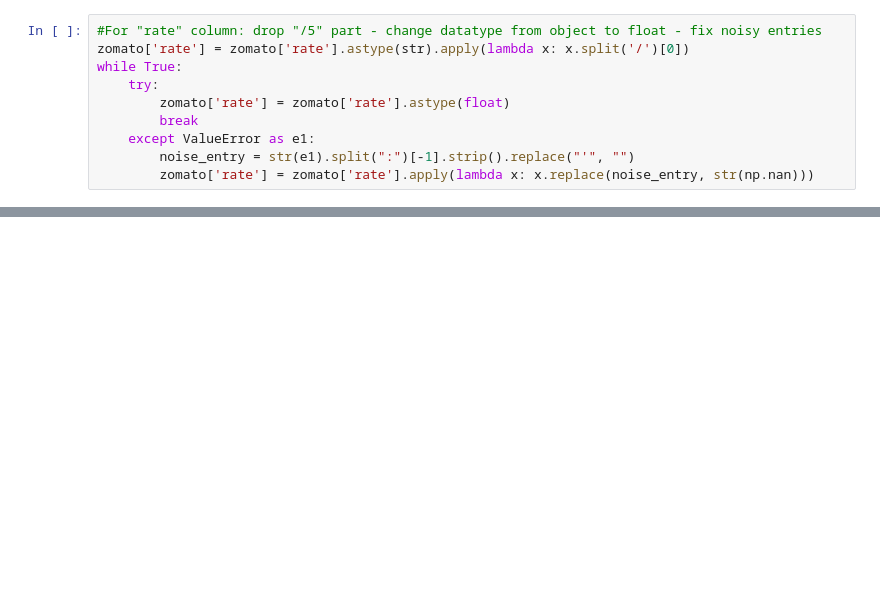
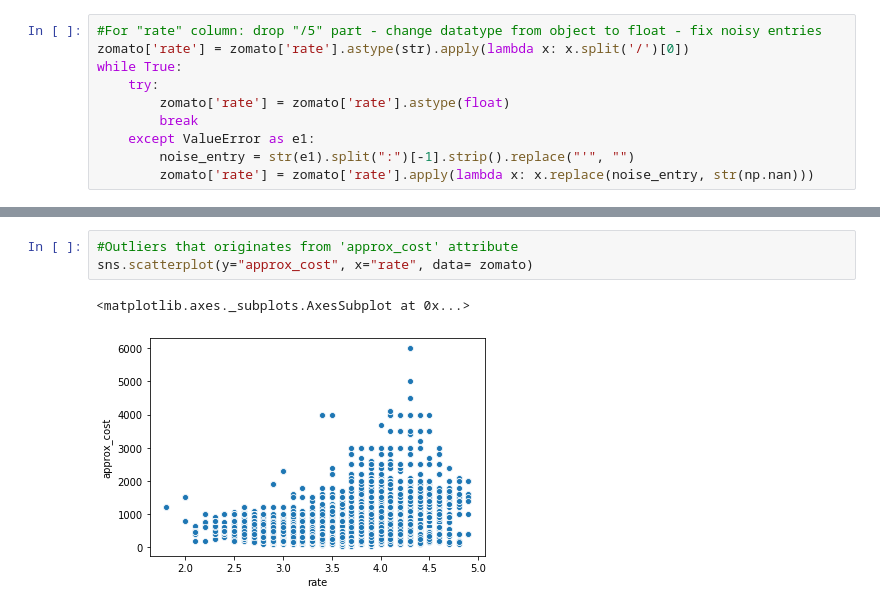
Before and after one commit to fetihkaya/BDA5001_Project, a Jupyter notebook: BDA5001_Project_FetihKaya .ipynb, the cells around one changed output, grey strips where cells are left out. Drawn from its saved outputs; the diff is of its cells as text; blank space fills up the shorter version.

```diff
--- a/BDA5001_Project_FetihKaya .ipynb
+++ b/BDA5001_Project_FetihKaya .ipynb
@@ -620,0 +295,6 @@ comparison
+# %%
+#Outliers that originates from 'approx_cost' attribute
+sns.scatterplot(y="approx_cost", x="rate", data= zomato)
+# %% [output]
+<matplotlib.axes._subplots.AxesSubplot at 0x...>
+[figure, added]
```
Also changed, not shown: parts of 149 cells of this notebook.
